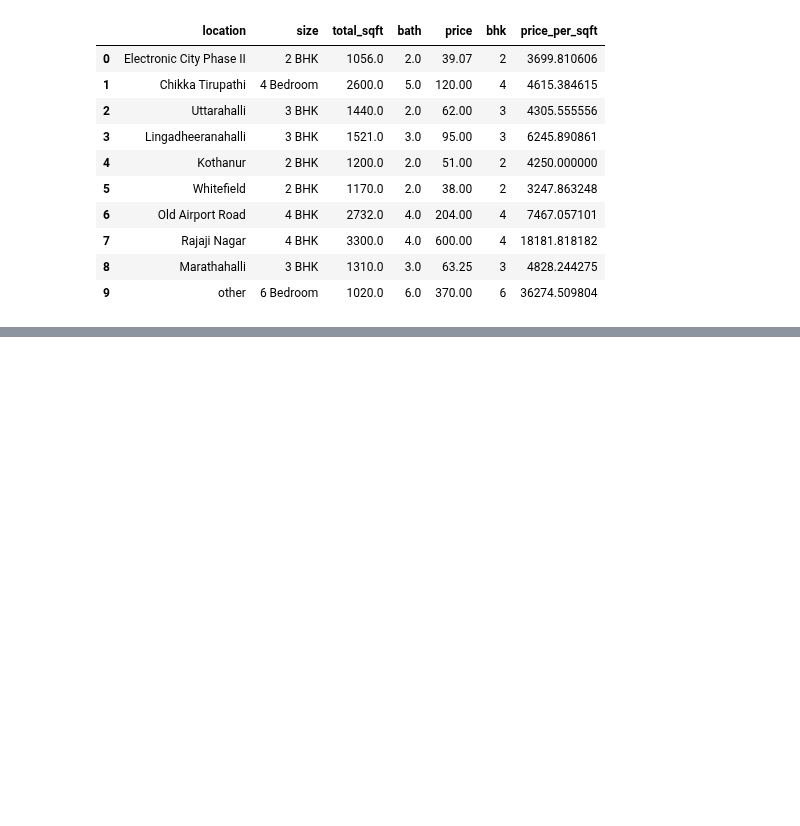
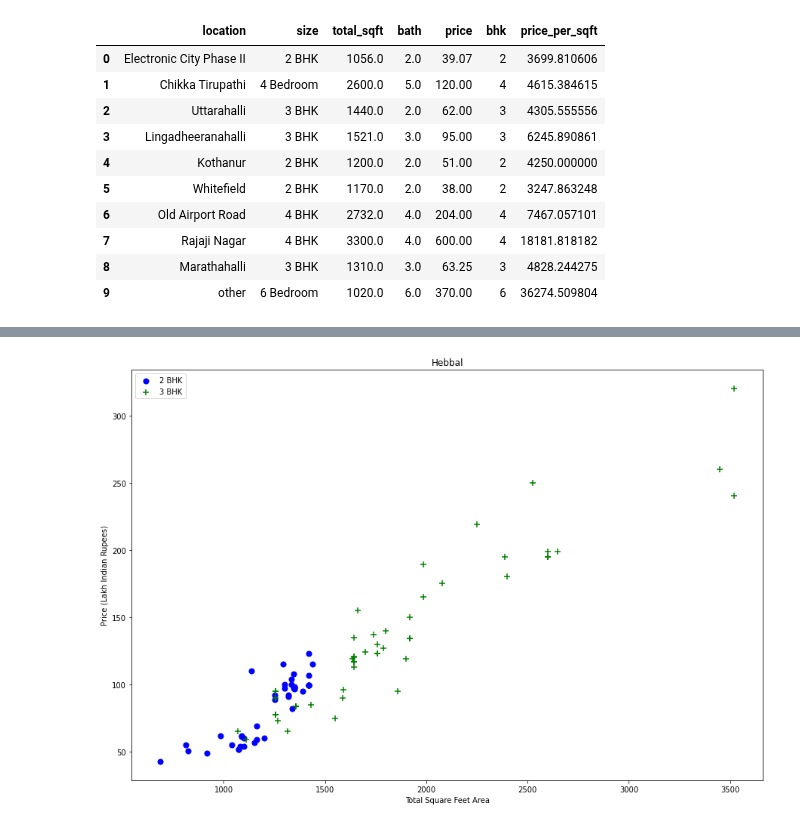
Before and after one commit to satishgunjal/House-Price-Prediction-Project, a Jupyter notebook: Real_Estate_Price_Prediction_Project.ipynb, the cells around one changed output, grey strips where cells are left out. Saved outputs shown, nothing was run; the diff lists cells and outputs as text; code cells hidden in the pictures; blank space fills up the shorter version.

```diff
--- a/Real_Estate_Price_Prediction_Project.ipynb
+++ b/Real_Estate_Price_Prediction_Project.ipynb
@@ -424,0 +533,4 @@ df8.head(10)
+# %%
+plot_scatter_chart(df10,"Hebbal")
+# %% [output]
+[figure, added]
```
Also changed, not shown: parts of 64 cells of this notebook.
